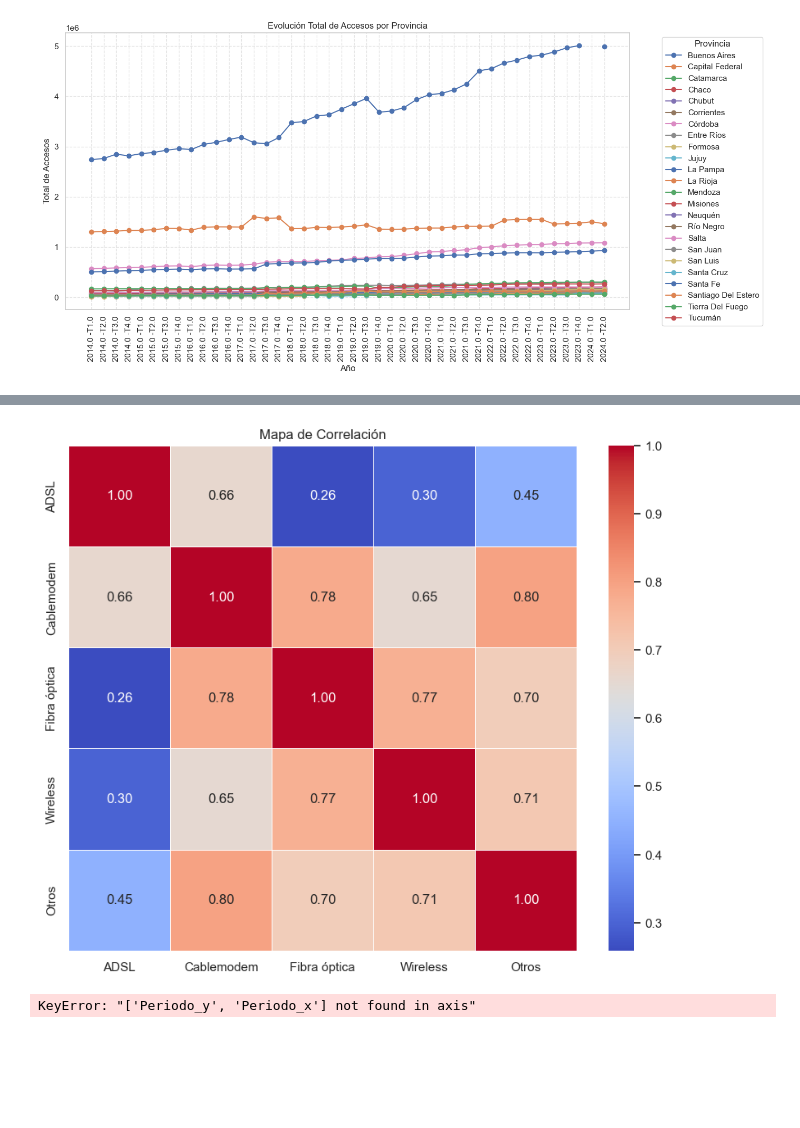
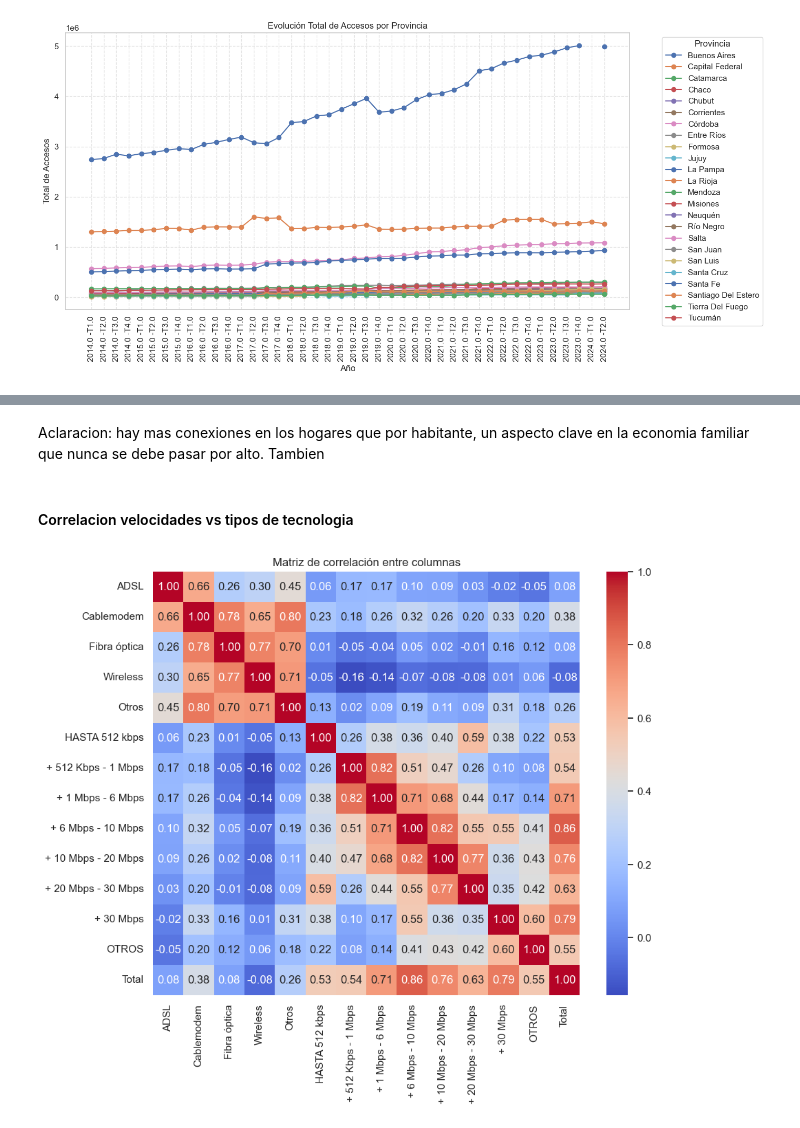
Before and after one commit to gastonr96/Proyecto_I2_Henry, a Jupyter notebook: Proyecto_Individual _2/EDA.ipynb, the cells around one changed output, grey strips where cells are left out. Cells and saved outputs as stored; diff of their text form; code cells hidden in the pictures; blank space fills up the shorter version.

```diff
--- a/Proyecto_Individual _2/EDA.ipynb
+++ b/Proyecto_Individual _2/EDA.ipynb
@@ -134,7 +136,7 @@ def Pasar_Valores(df):
         if col in df.columns:
             df[col] = df[col].apply(lambda x: str(x) if pd.notnull(x) else np.nan)
 
-    columnas = ["Año", "Periodo", "Accesos","Trimestre"]
+    columnas = ["Año", "Accesos","Trimestre"]
     for col in columnas:
         if col in df.columns:
             df[col] = df[col].apply(lambda x: intentar_convertir_a_int(x))
@@ -956,27 +1027,25 @@ plt.show()
+# %% [markdown]
+Aclaracion: hay mas conexiones en los hogares que por habitante, un aspecto clave en la economia familiar que nunca se debe pasar por alto. Tambien
+# %% [markdown]
+#### Correlacion velocidades vs tipos de tecnologia
+# %%
+df_Accesos_por_rangos
+df_Accesos_Por_Tecnología
+# Concatenamos el dataframe de los rangos de velocidad con el de las tecnologias creando una columna temporal y obviando las innecesarias
+
+df_Accesos_por_rangos['Fecha'] = df_Accesos_por_rangos['Año'].astype(str) + ' Q' + df_Accesos_por_rangos['Trimestre'].astype(str)
+
+df_accesos = pd.concat([df_Accesos_por_rangos, df_Accesos_Por_Tecnología], axis=1)
+
+df_accesos = df_accesos.loc[:,~df_accesos.columns.duplicated()]
 # %%
-#Correlación entre tecnologías
-df_tecnologias = df_Accesos_Por_Tecnología[["ADSL", "Cablemodem", "Fibra óptica", "Wireless", "Otros"]]
-# Plot con seaborn
+corr = df_accesos[['ADSL', 'Cablemodem', 'Fibra óptica', 'Wireless', 'Otros',
+                   'HASTA 512 kbps', '+ 512 Kbps - 1 Mbps', '+ 1 Mbps - 6 Mbps', '+ 6 Mbps - 10 Mbps',
+                   '+ 10 Mbps - 20 Mbps', '+ 20 Mbps - 30 Mbps', '+ 30 Mbps', 'OTROS', 'Total']].corr()
+
 plt.figure(figsize=(10, 8))
-sns.heatmap(df_tecnologias.corr(), annot=True, cmap="coolwarm", linewidths=0.5, fmt=".2f")
-plt.title("Mapa de Correlación")
+sns.heatmap(corr, annot=True, cmap='coolwarm', fmt=".2f")
+plt.title("Matriz de correlación entre columnas")
 plt.show()
 # %% [output]
-[figure, old version]
+[figure, new version]
-# %%
-#df_Velocidad_porc_por_prov.columns.groupby("Año","Trimestre","Provincia",)["Mbps (Media de bajada)"].sum()
-
-#df_Totales_Accesos_Por_Tecnología.columns.groupby("Año","Trimestre","Provincia","Localidad")["Tecnologia"].sum()
-
-df_corr=pd.merge(df_Totales_Accesos_Por_Tecnología, df_Velocidad_porc_por_prov, on=("Año","Trimestre"),  how='inner')
-df_corr=pd.merge(df_Ingresos,df_corr, on=("Año","Trimestre"),  how='inner')
-df_corr
-df_corr.drop(["Periodo_y","Periodo_x","Provincia","Año","Total","Otros","Trimestre"], inplace=True,axis=1)#elimino
-
-# Plot con seaborn
-plt.figure(figsize=(10, 8))
-sns.heatmap(df_corr.corr(), annot=True, cmap="coolwarm", linewidths=0.5, fmt=".2f")
-plt.title("Mapa de Correlación")
-plt.show()
-# %% [output]
-KeyError: "['Periodo_y', 'Periodo_x'] not found in axis"
```
Also changed, not shown: parts of 27 cells of this notebook.
